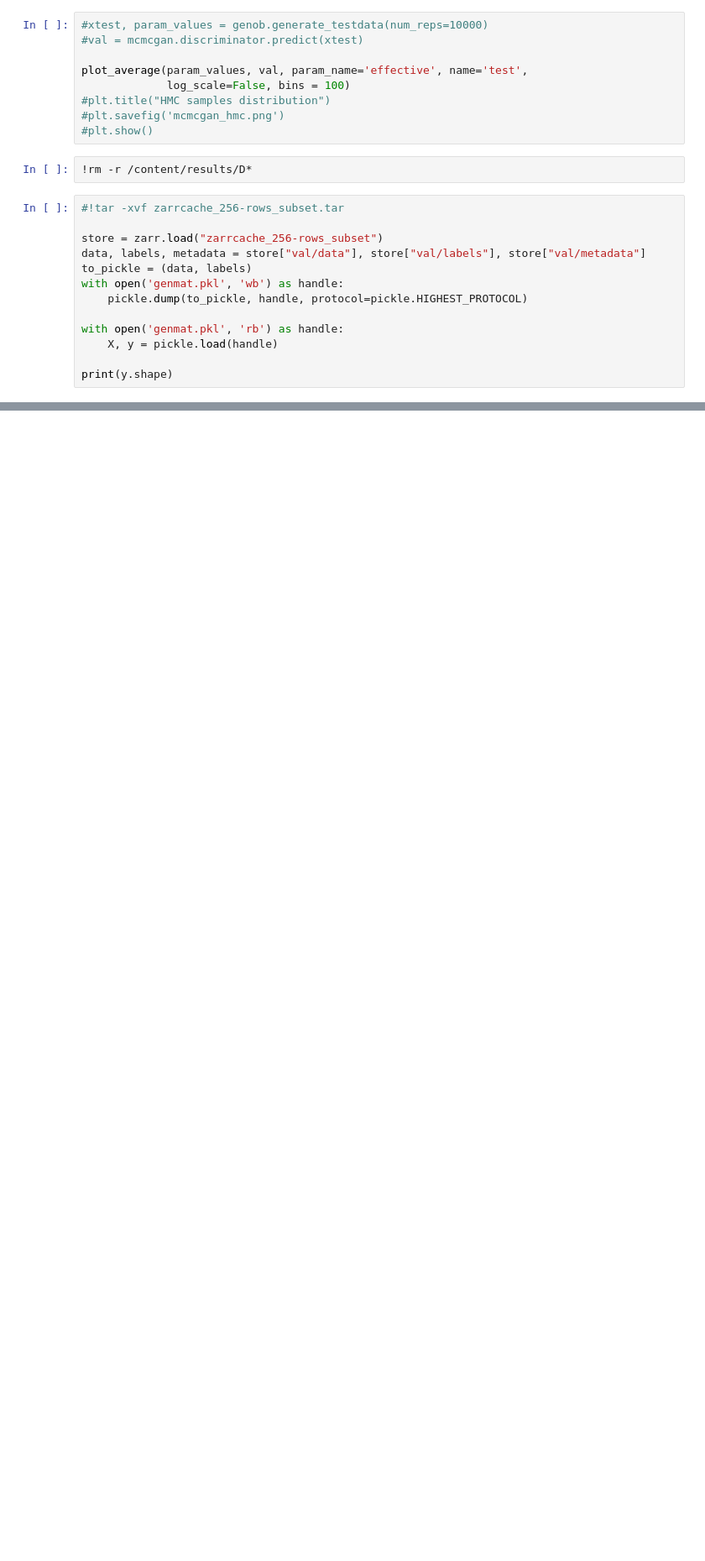
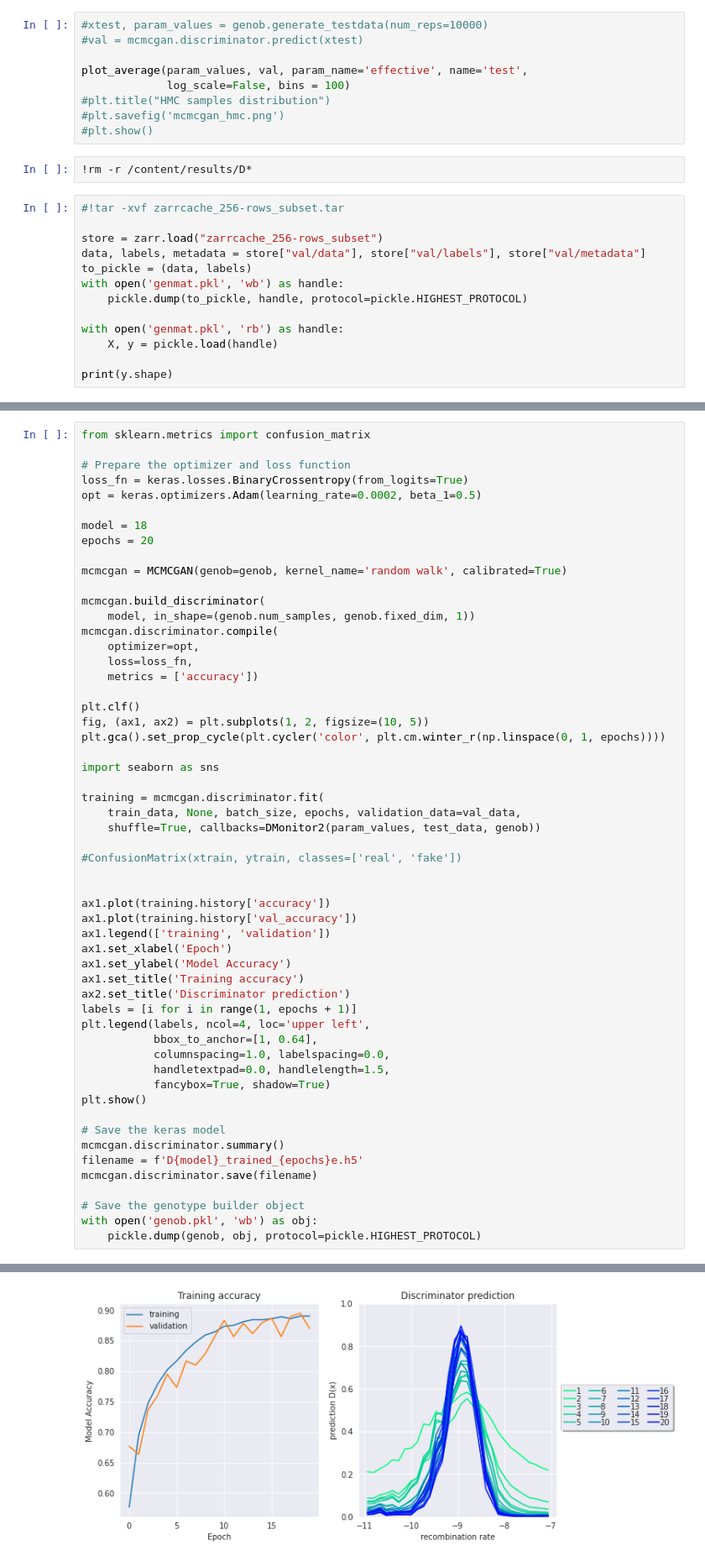
Before and after one commit to pabloswfly/genomcmcgan, a Jupyter notebook: genomcmcgan_4.ipynb, the cells around one changed output, grey strips where cells are left out. Shown: that part at 84% size. Drawn from its saved outputs; the diff is of its cells as text; blank space fills up the shorter version.

```diff
--- a/genomcmcgan_4.ipynb
+++ b/genomcmcgan_4.ipynb
@@ -1923,0 +2149,56 @@ print(y.shape)
+# %%
+from sklearn.metrics import confusion_matrix
+
+# Prepare the optimizer and loss function
+loss_fn = keras.losses.BinaryCrossentropy(from_logits=True)
+opt = keras.optimizers.Adam(learning_rate=0.0002, beta_1=0.5)
+
+model = 18
+epochs = 20
+
+mcmcgan = MCMCGAN(genob=genob, kernel_name='random walk', calibrated=True)
+
+mcmcgan.build_discriminator(
+    model, in_shape=(genob.num_samples, genob.fixed_dim, 1))
+mcmcgan.discriminator.compile(
+    optimizer=opt,
+    loss=loss_fn,
+    metrics = ['accuracy'])
+
+plt.clf()
+fig, (ax1, ax2) = plt.subplots(1, 2, figsize=(10, 5))
+plt.gca().set_prop_cycle(plt.cycler('color', plt.cm.winter_r(np.linspace(0, 1, epochs))))
+
+import seaborn as sns
+
+training = mcmcgan.discriminator.fit(
+    train_data, None, batch_size, epochs, validation_data=val_data,
+    shuffle=True, callbacks=DMonitor2(param_values, test_data, genob))
+
+#ConfusionMatrix(xtrain, ytrain, classes=['real', 'fake'])
+
+
+ax1.plot(training.history['accuracy'])
+ax1.plot(training.history['val_accuracy'])
+ax1.legend(['training', 'validation'])
+ax1.set_xlabel('Epoch')
+ax1.set_ylabel('Model Accuracy')
+ax1.set_title('Training accuracy')
+ax2.set_title('Discriminator prediction')
+labels = [i for i in range(1, epochs + 1)]
+plt.legend(labels, ncol=4, loc='upper left',
+           bbox_to_anchor=[1, 0.64],
+           columnspacing=1.0, labelspacing=0.0,
+           handletextpad=0.0, handlelength=1.5,
+           fancybox=True, shadow=True)
+plt.show()
+
+# Save the keras model
+mcmcgan.discriminator.summary()
+filename = f'D{model}_trained_{epochs}e.h5'
+mcmcgan.discriminator.save(filename)
+
+# Save the genotype builder object
+with open('genob.pkl', 'wb') as obj:
+    pickle.dump(genob, obj, protocol=pickle.HIGHEST_PROTOCOL)
+# %% [output]
@@ -1923,0 +2223 @@ print(y.shape)
+[figure, added]
```
Also changed, not shown: parts of 20 cells of this notebook.
